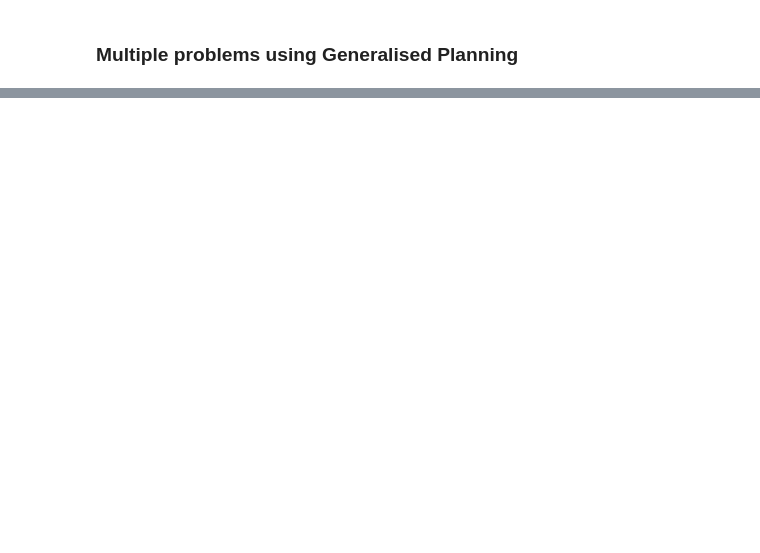
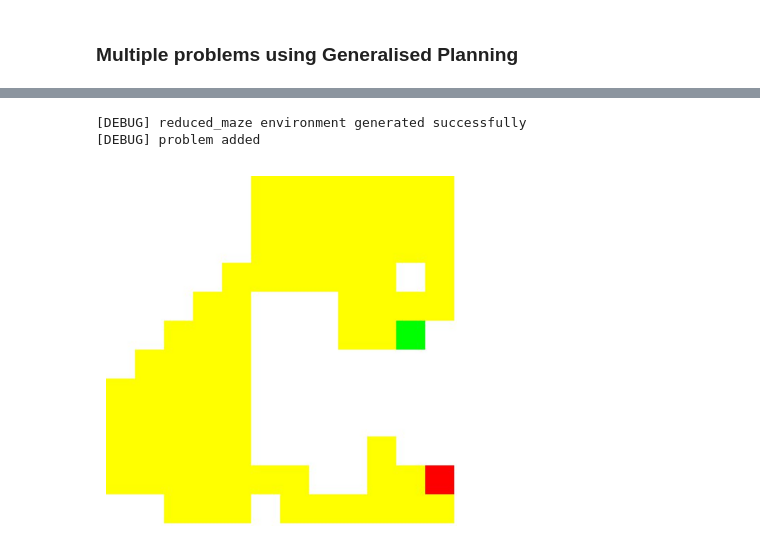
Before and after one commit to Murumu1/3YP-Generalised-Planning, a Jupyter notebook: demo.ipynb, the cells around one changed output, grey strips where cells are left out. Saved outputs shown, nothing was run; the diff lists cells and outputs as text; code cells hidden in the pictures; blank space fills up the shorter version.

```diff
--- a/demo.ipynb
+++ b/demo.ipynb
@@ -178 +176,8 @@ True
+# %%
+psp_generator = NonDirectionalProblemReducedMazeProblemGenerator(problem_count=1, auto=True, tile_size=12)
+psp_generator.display_images()
+# %% [output]
+[DEBUG] reduced_maze environment generated successfully
+[DEBUG] problem added
+[figure, added]
 # %%
```
Also changed, not shown: parts of 11 cells of this notebook, 11 other files.
